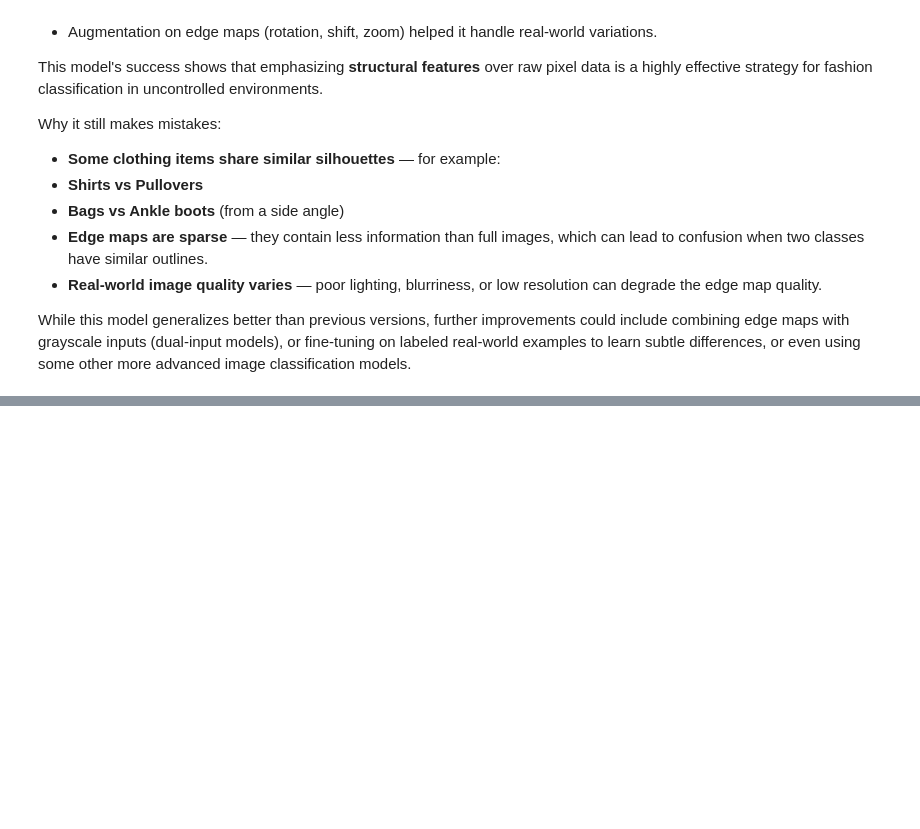
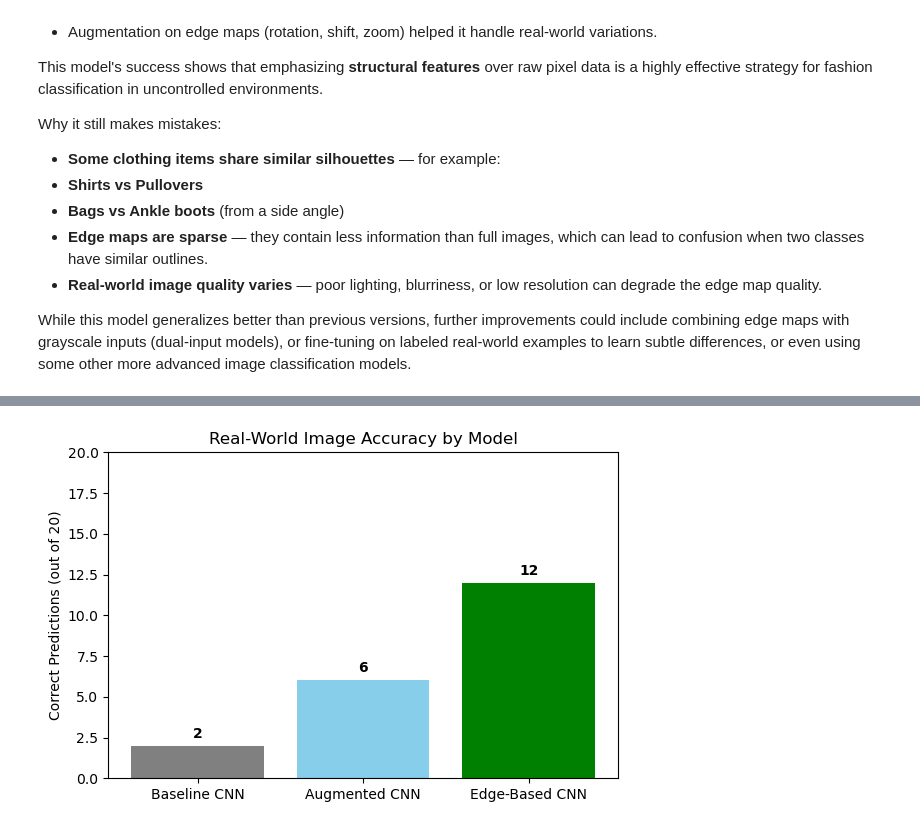
Before and after one commit to atulprasad-usd/AAI-501-01, a Jupyter notebook: src/fashion_mnist.ipynb, the cells around one changed output, grey strips where cells are left out. Drawn from its saved outputs; the diff is of its cells as text; code cells hidden in the pictures; blank space fills up the shorter version.

```diff
--- a/src/fashion_mnist.ipynb
+++ b/src/fashion_mnist.ipynb
@@ -1090,0 +1118,27 @@ While this model generalizes better than previous versions, further improvements
+# %%
+import matplotlib.pyplot as plt
+
+# Correct predictions on 20 real-world Google images
+real_world_correct = [2, 6, 12]  # Baseline, Augmented, Edge
+mnist_labels = ['Baseline CNN', 'Augmented CNN', 'Edge-Based CNN']
+
+# Create plot
+plt.figure(figsize=(6, 4))
+bars = plt.bar(mnist_labels, real_world_correct, color=['gray', 'skyblue', 'green'])
+plt.ylim(0, 20)
+plt.ylabel("Correct Predictions (out of 20)")
+plt.title("Real-World Image Accuracy by Model")
+
+# Add value labels above bars
+for bar in bars:
+    height = bar.get_height()
+    plt.text(bar.get_x() + bar.get_width()/2.0, height + 0.5, f"{int(height)}", ha='center', fontsize=10, fontweight='bold')
+
+# Remove gridlines
+plt.grid(False)
+
+# Display chart
+plt.tight_layout()
+plt.show()
+# %% [output]
+[figure, added]
```
Also changed, not shown: parts of 1 cell of this notebook.
